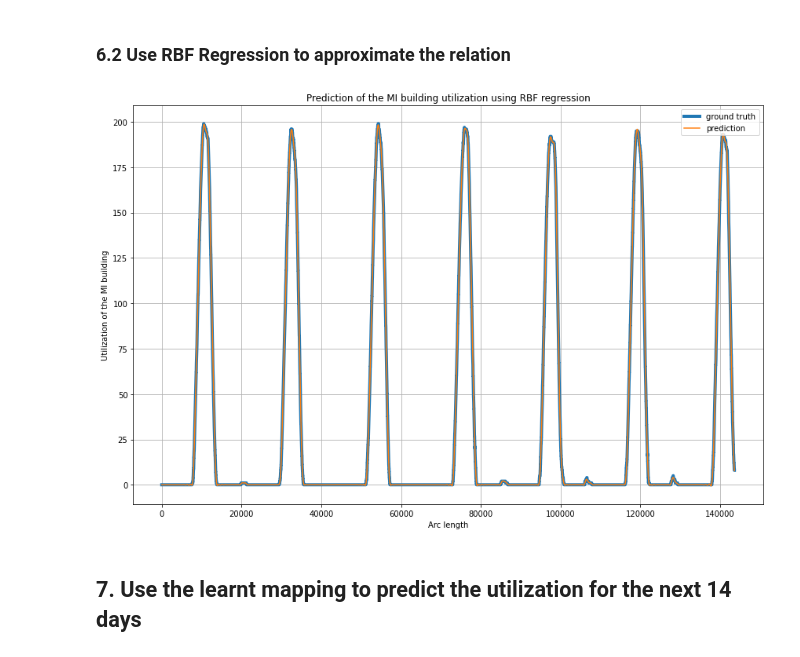
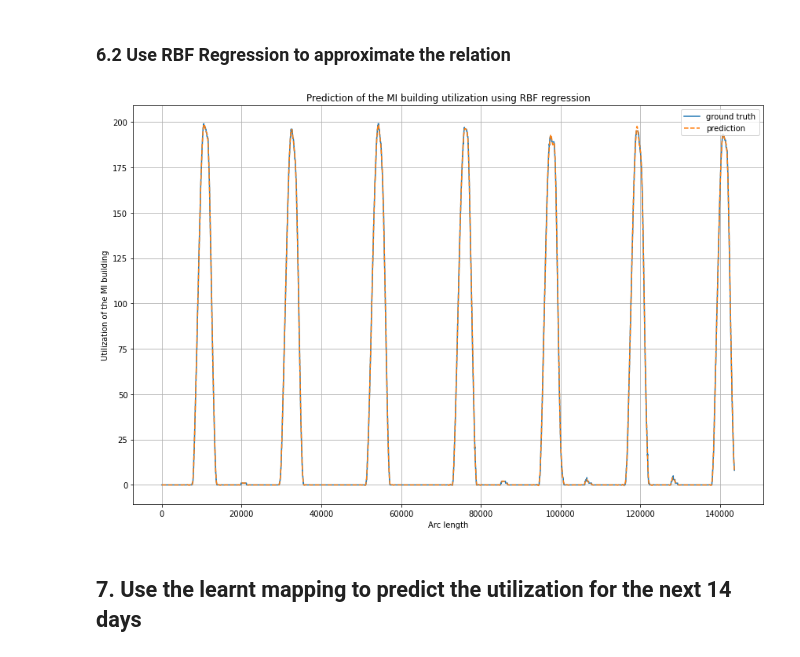
Before and after one commit to sonmikrafft-uni-MLCMS/ex5, a Jupyter notebook: task_5.ipynb, the cells around one changed output. Cells and saved outputs as stored; diff of their text form; code cells hidden in the pictures.

```diff
--- a/task_5.ipynb
+++ b/task_5.ipynb
@@ -265,22 +265,22 @@ fig.savefig("plots/5_state_space_relation_arc_length_mi_building.pdf", bbox_inch
 # %%
 rbf = RBFRegression(eps=TIMESTEPS_DAY / 3, L=1000, lamb=1e-3)
 X = state_space_arc_length
 y = df.iloc[:state_space_arc_length.shape[0], 0]
 rbf.fit(X, y)
 y_pred = rbf.predict(X)
 
 fig, ax = plt.subplots(figsize=(12, 8))
-ax.plot(X, y, label="ground truth", linewidth=4)
-ax.plot(X, y_pred, label="prediction")
+ax.plot(X, y, label="ground truth")
+ax.plot(X, y_pred, label="prediction", ls="--")
 ax.legend(loc="upper right")
 ax.set_title("Prediction of the MI building utilization using RBF regression")
 ax.set_xlabel("Arc length")
 ax.set_ylabel("Utilization of the MI building")
 ax.grid(True)
 fig.tight_layout()
 fig.savefig("plots/5_state_space_prediction_mi_building.pdf", bbox_inches="tight")
 # %% [output]
-[figure, old version]
+[figure, new version]
 # %% [markdown]
 ## 7. Use the learnt mapping to predict the utilization for the next 14 days
 # %% [markdown]
```
Also changed, not shown: parts of 2 cells of this notebook.
